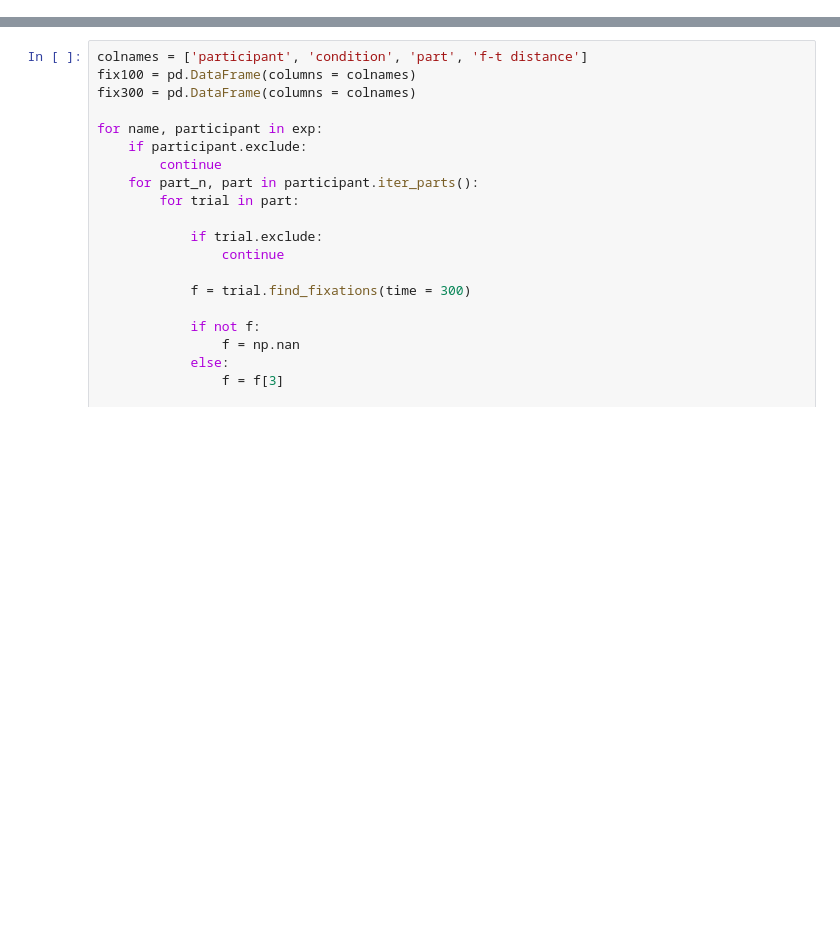
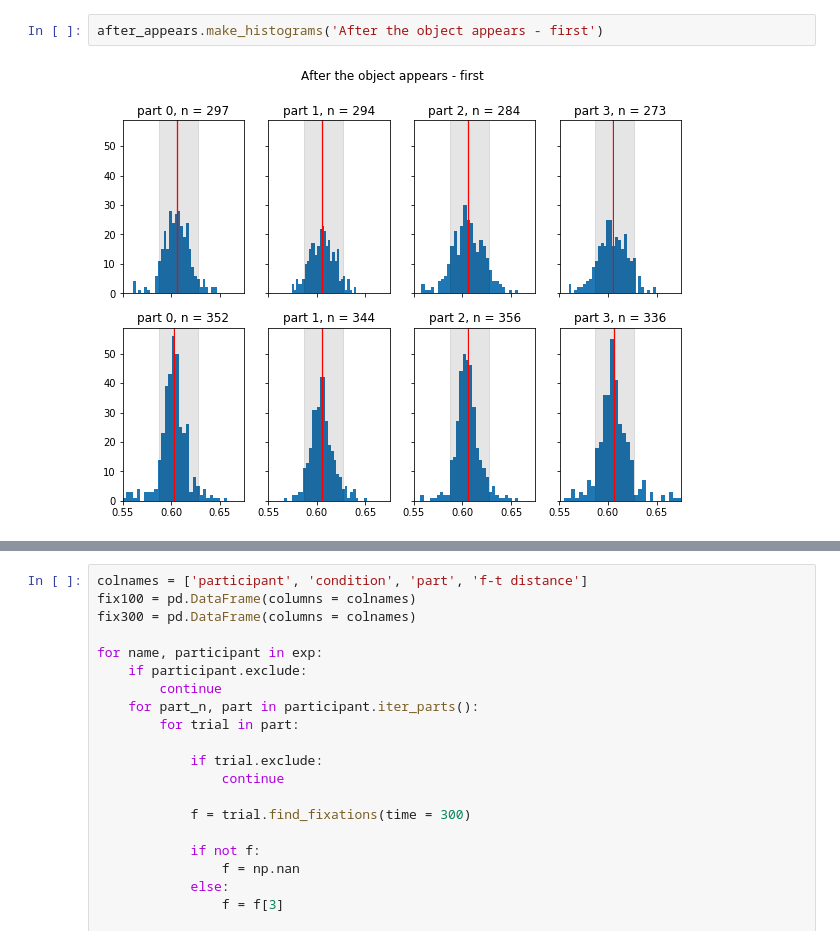
Before and after one commit to Roman-Belenya/predictive-eye-movements, a Jupyter notebook: Analysis.ipynb, the cells around one changed output, grey strips where cells are left out. Cells and saved outputs as stored; diff of their text form; blank space fills up the shorter version.

```diff
--- a/Analysis.ipynb
+++ b/Analysis.ipynb
@@ -96,0 +79,4 @@ for i, row in enumerate(axs):
+# %%
+after_appears.make_histograms('After the object appears - first')
+# %% [output]
+[figure, added]
```
Also changed, not shown: parts of 24 cells of this notebook, 3 other files.
